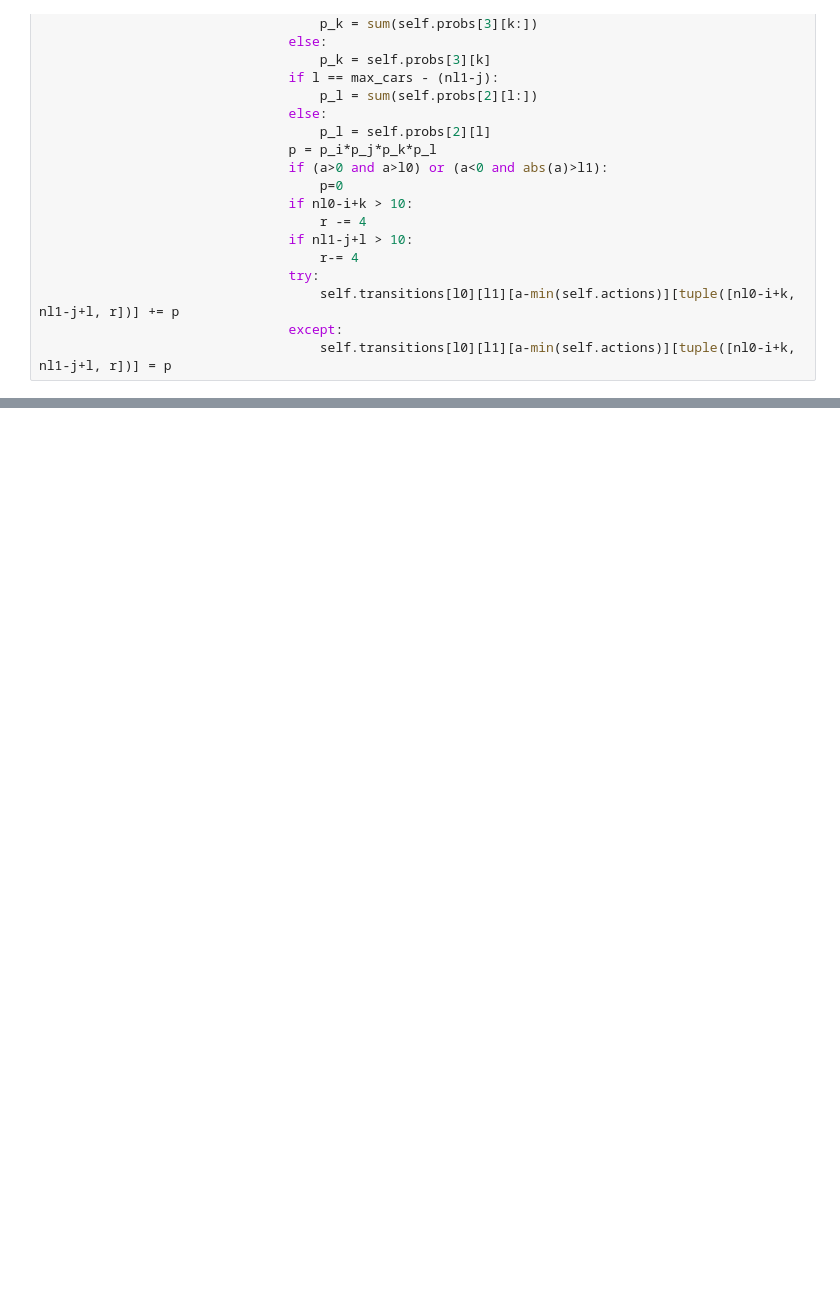
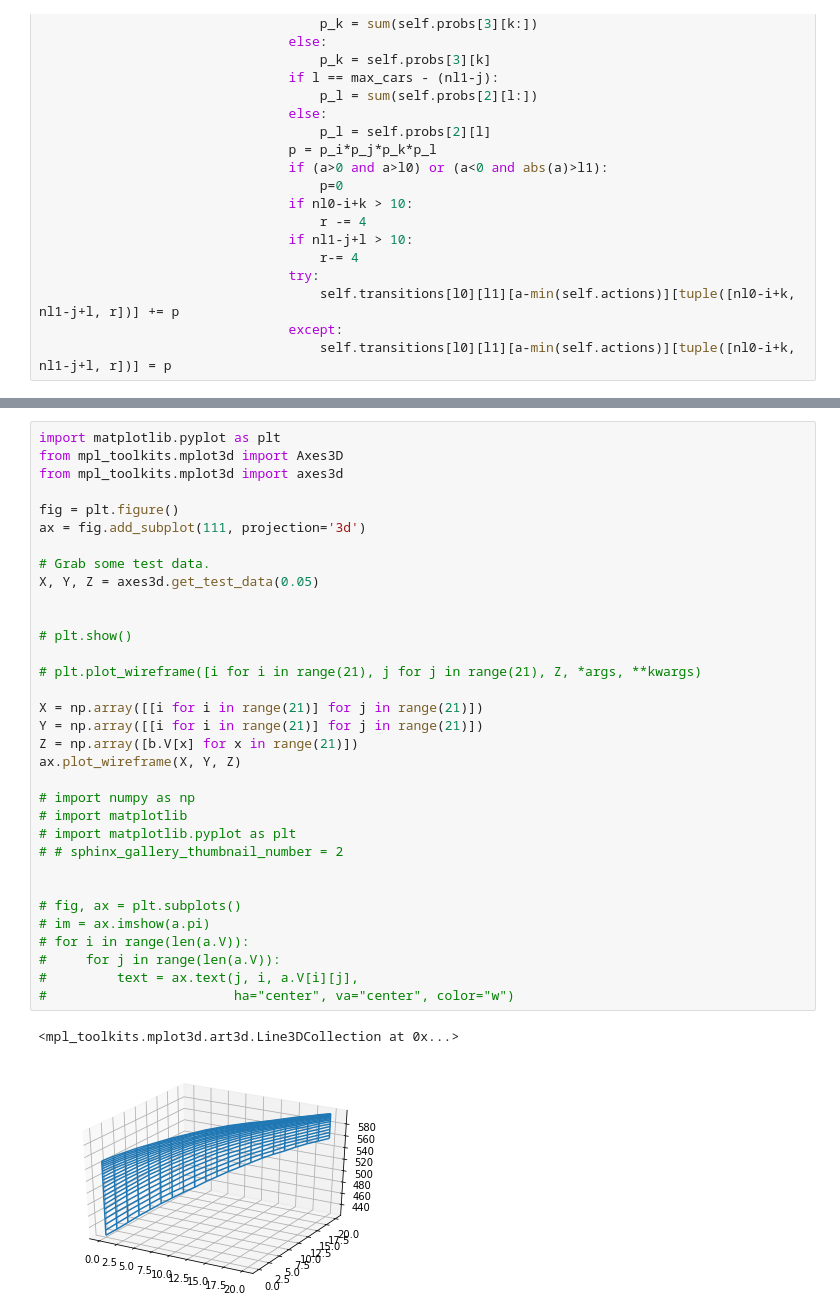
Before and after one commit to dipplestix/rlbook, a Jupyter notebook: ch4/4_7.ipynb, the cells around one changed output, grey strips where cells are left out. Cells and saved outputs as stored; diff of their text form; blank space fills up the shorter version.

```diff
--- a/ch4/4_7.ipynb
+++ b/ch4/4_7.ipynb
@@ -243,0 +293,36 @@ for i in range(len(a.V)):
+# %%
+import matplotlib.pyplot as plt
+from mpl_toolkits.mplot3d import Axes3D
+from mpl_toolkits.mplot3d import axes3d
+
+fig = plt.figure()
+ax = fig.add_subplot(111, projection='3d')
+
+# Grab some test data.
+X, Y, Z = axes3d.get_test_data(0.05)
+
+
+# plt.show()
+
+# plt.plot_wireframe([i for i in range(21), j for j in range(21), Z, *args, **kwargs)
+
+X = np.array([[i for i in range(21)] for j in range(21)])
+Y = np.array([[i for i in range(21)] for j in range(21)])
+Z = np.array([b.V[x] for x in range(21)])
+ax.plot_wireframe(X, Y, Z)
+
+# import numpy as np
+# import matplotlib
+# import matplotlib.pyplot as plt
+# # sphinx_gallery_thumbnail_number = 2
+
+
+# fig, ax = plt.subplots()
+# im = ax.imshow(a.pi)
+# for i in range(len(a.V)):
+#     for j in range(len(a.V)):
+#         text = ax.text(j, i, a.V[i][j],
+#                        ha="center", va="center", color="w")
+# %% [output]
+<mpl_toolkits.mplot3d.art3d.Line3DCollection at 0x...>
+[figure, added]
```
Also changed, not shown: parts of 8 cells of this notebook.
